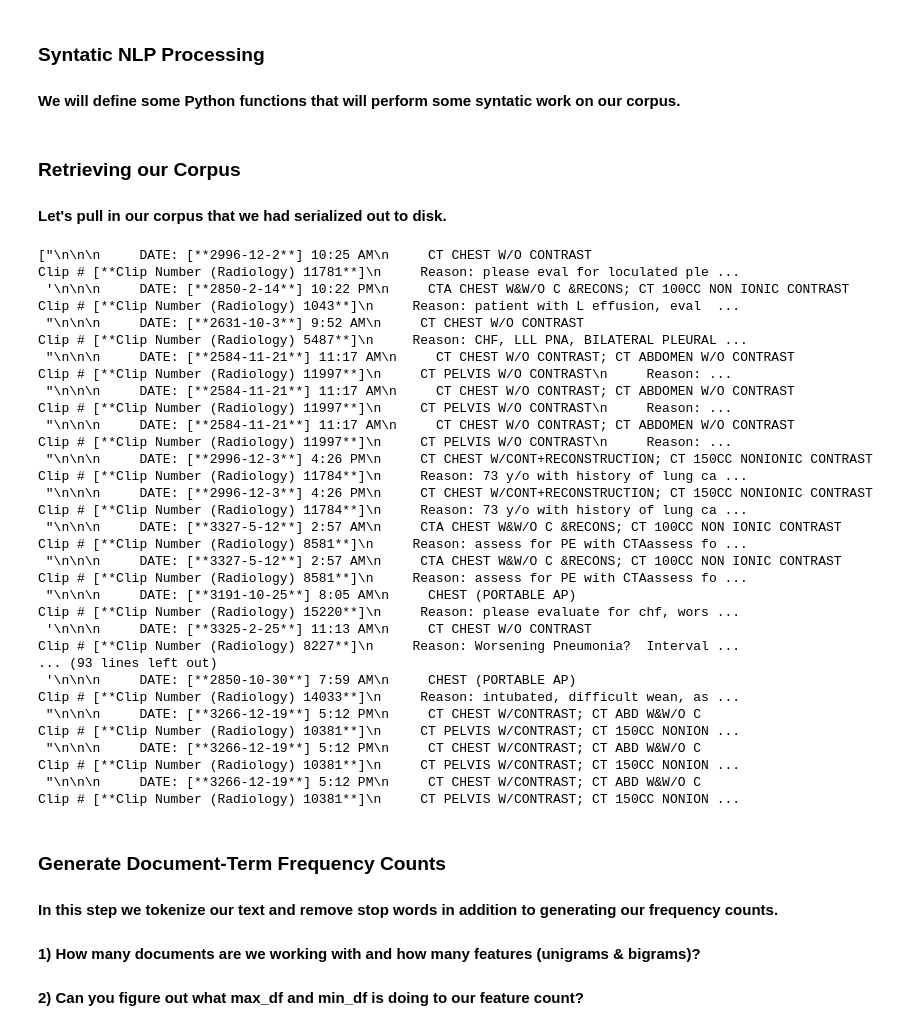
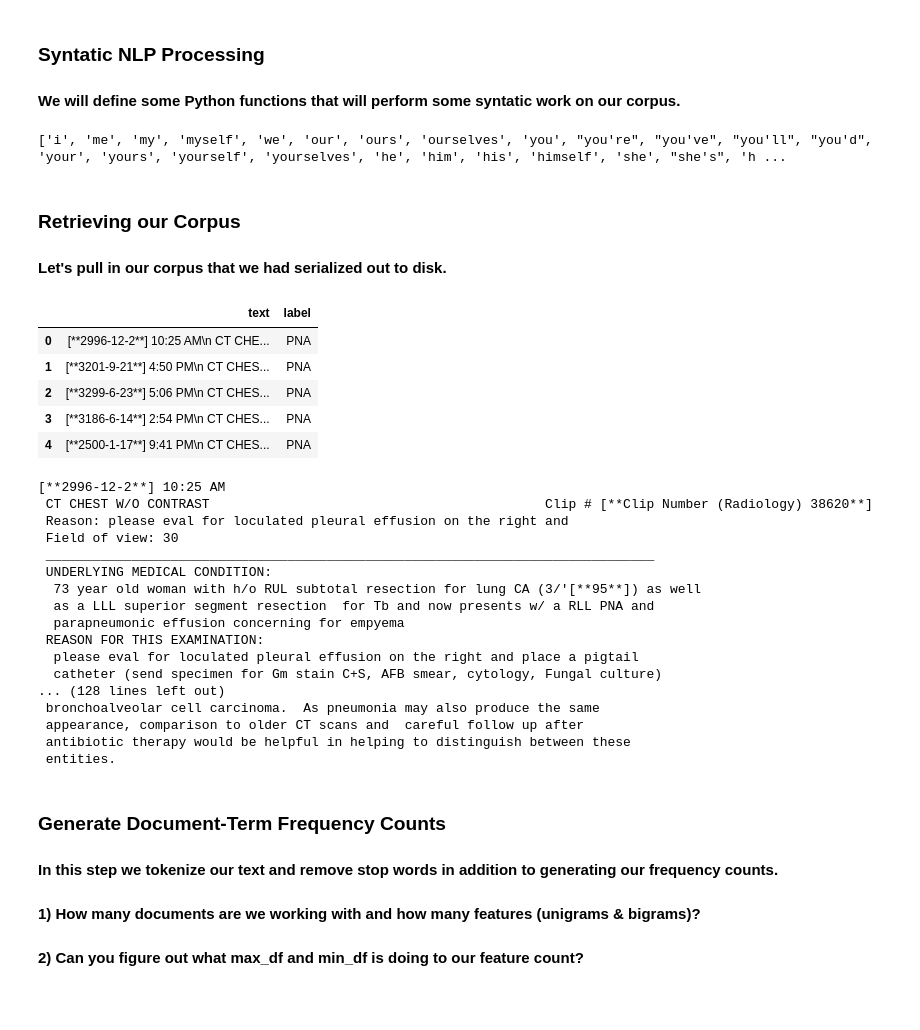
Before and after one commit to UUDeCART/Statistical_nlp_2019, a Jupyter notebook: 9-Decision Tree Classifiers.ipynb, the cells around one changed output. Drawn from its saved outputs; the diff is of its cells as text; code cells hidden in the pictures; blank space fills up the shorter version.

```diff
--- a/9-Decision Tree Classifiers.ipynb
+++ b/9-Decision Tree Classifiers.ipynb
@@ -54,7 +55,12 @@ def tokenize(text):
     filtered_tokens = [ token for token in tokens if re.search('(^[a-zA-Z]+$)', token) ]
     return filtered_tokens
 
-cachedStopWords = stopwords.words("english") + ['year', 'old', 'man', 'woman', 'ap', 'am', 'pm', 'portable', 'pa', 'lat', 'admitting', 'diagnosis', 'lateral']
+cachedStopWords = stopwords.words("english")
+noisywords = ['year', 'old', 'man', 'woman', 'ap', 'am', 'pm', 'portable', 'pa', 'lat', 'admitting', 'diagnosis', 'lateral']
+cachedStopWords.extend(noisywords)
+print(cachedStopWords)
+# %% [output]
+['i', 'me', 'my', 'myself', 'we', 'our', 'ours', 'ourselves', 'you', "you're", "you've", "you'll", "you'd", 'your', 'yours', 'yourself', 'yourselves', 'he', 'him', 'his', 'himself', 'she', "she's", 'h ...
 # %% [markdown]
 ### Retrieving our Corpus
 
@@ -62,29 +68,37 @@ cachedStopWords = stopwords.words("english") + ['year', 'old', 'man', 'woman', '
 # %%
 file = open('differential-corpus.pkl','rb')
 corpus = pkl.load(file)
 file.close()
-corpusList = list(corpus.values())
-labels = list(corpus.keys())
+corpusList = list(corpus['text'].tolist())
+labels = list(corpus['label'].tolist())
+corpus.head()
+# %% [output]
+|  | text | label |
+| 0 | [**2996-12-2**] 10:25 AM\n CT CHE... | PNA |
+| 1 | [**3201-9-21**] 4:50 PM\n CT CHES... | PNA |
+| 2 | [**3299-6-23**] 5:06 PM\n CT CHES... | PNA |
+| 3 | [**3186-6-14**] 2:54 PM\n CT CHES... | PNA |
+| 4 | [**2500-1-17**] 9:41 PM\n CT CHES... | PNA |
-# %%
-corpusList
-# %% [output]
-["\n\n\n     DATE: [**2996-12-2**] 10:25 AM\n     CT CHEST W/O CONTRAST                                           Clip # [**Clip Number (Radiology) 11781**]\n     Reason: please eval for loculated ple ...
- '\n\n\n     DATE: [**2850-2-14**] 10:22 PM\n     CTA CHEST W&W/O C &RECONS; CT 100CC NON IONIC CONTRAST          Clip # [**Clip Number (Radiology) 1043**]\n     Reason: patient with L effusion, eval  ...
- "\n\n\n     DATE: [**2631-10-3**] 9:52 AM\n     CT CHEST W/O CONTRAST                                           Clip # [**Clip Number (Radiology) 5487**]\n     Reason: CHF, LLL PNA, BILATERAL PLEURAL ...
- "\n\n\n     DATE: [**2584-11-21**] 11:17 AM\n     CT CHEST W/O CONTRAST; CT ABDOMEN W/O CONTRAST                  Clip # [**Clip Number (Radiology) 11997**]\n     CT PELVIS W/O CONTRAST\n     Reason: ...
- "\n\n\n     DATE: [**2584-11-21**] 11:17 AM\n     CT CHEST W/O CONTRAST; CT ABDOMEN W/O CONTRAST                  Clip # [**Clip Number (Radiology) 11997**]\n     CT PELVIS W/O CONTRAST\n     Reason: ...
- "\n\n\n     DATE: [**2584-11-21**] 11:17 AM\n     CT CHEST W/O CONTRAST; CT ABDOMEN W/O CONTRAST                  Clip # [**Clip Number (Radiology) 11997**]\n     CT PELVIS W/O CONTRAST\n     Reason: ...
- "\n\n\n     DATE: [**2996-12-3**] 4:26 PM\n     CT CHEST W/CONT+RECONSTRUCTION; CT 150CC NONIONIC CONTRAST      Clip # [**Clip Number (Radiology) 11784**]\n     Reason: 73 y/o with history of lung ca ...
- "\n\n\n     DATE: [**2996-12-3**] 4:26 PM\n     CT CHEST W/CONT+RECONSTRUCTION; CT 150CC NONIONIC CONTRAST      Clip # [**Clip Number (Radiology) 11784**]\n     Reason: 73 y/o with history of lung ca ...
- "\n\n\n     DATE: [**3327-5-12**] 2:57 AM\n     CTA CHEST W&W/O C &RECONS; CT 100CC NON IONIC CONTRAST          Clip # [**Clip Number (Radiology) 8581**]\n     Reason: assess for PE with CTAassess fo ...
- "\n\n\n     DATE: [**3327-5-12**] 2:57 AM\n     CTA CHEST W&W/O C &RECONS; CT 100CC NON IONIC CONTRAST          Clip # [**Clip Number (Radiology) 8581**]\n     Reason: assess for PE with CTAassess fo ...
- "\n\n\n     DATE: [**3191-10-25**] 8:05 AM\n     CHEST (PORTABLE AP)                                             Clip # [**Clip Number (Radiology) 15220**]\n     Reason: please evaluate for chf, wors ...
- '\n\n\n     DATE: [**3325-2-25**] 11:13 AM\n     CT CHEST W/O CONTRAST                                           Clip # [**Clip Number (Radiology) 8227**]\n     Reason: Worsening Pneumonia?  Interval ...
-... (93 lines left out)
- '\n\n\n     DATE: [**2850-10-30**] 7:59 AM\n     CHEST (PORTABLE AP)                                             Clip # [**Clip Number (Radiology) 14033**]\n     Reason: intubated, difficult wean, as ...
- "\n\n\n     DATE: [**3266-12-19**] 5:12 PM\n     CT CHEST W/CONTRAST; CT ABD W&W/O C                             Clip # [**Clip Number (Radiology) 10381**]\n     CT PELVIS W/CONTRAST; CT 150CC NONION ...
- "\n\n\n     DATE: [**3266-12-19**] 5:12 PM\n     CT CHEST W/CONTRAST; CT ABD W&W/O C                             Clip # [**Clip Number (Radiology) 10381**]\n     CT PELVIS W/CONTRAST; CT 150CC NONION ...
- "\n\n\n     DATE: [**3266-12-19**] 5:12 PM\n     CT CHEST W/CONTRAST; CT ABD W&W/O C                             Clip # [**Clip Number (Radiology) 10381**]\n     CT PELVIS W/CONTRAST; CT 150CC NONION ...
+# %%
+print(corpusList[0])
+# %% [output]
+[**2996-12-2**] 10:25 AM
+ CT CHEST W/O CONTRAST                                           Clip # [**Clip Number (Radiology) 38620**]
+ Reason: please eval for loculated pleural effusion on the right and
+ Field of view: 30
+ ______________________________________________________________________________
+ UNDERLYING MEDICAL CONDITION:
+  73 year old woman with h/o RUL subtotal resection for lung CA (3/'[**95**]) as well
+  as a LLL superior segment resection  for Tb and now presents w/ a RLL PNA and
+  parapneumonic effusion concerning for empyema
+ REASON FOR THIS EXAMINATION:
+  please eval for loculated pleural effusion on the right and place a pigtail
+  catheter (send specimen for Gm stain C+S, AFB smear, cytology, Fungal culture)
+... (128 lines left out)
+ bronchoalveolar cell carcinoma.  As pneumonia may also produce the same
+ appearance, comparison to older CT scans and  careful follow up after
+ antibiotic therapy would be helpful in helping to distinguish between these
+ entities.
 # %% [markdown]
 ### Generate Document-Term Frequency Counts
 
```
Also changed, not shown: parts of 9 cells of this notebook, 11 other files.
